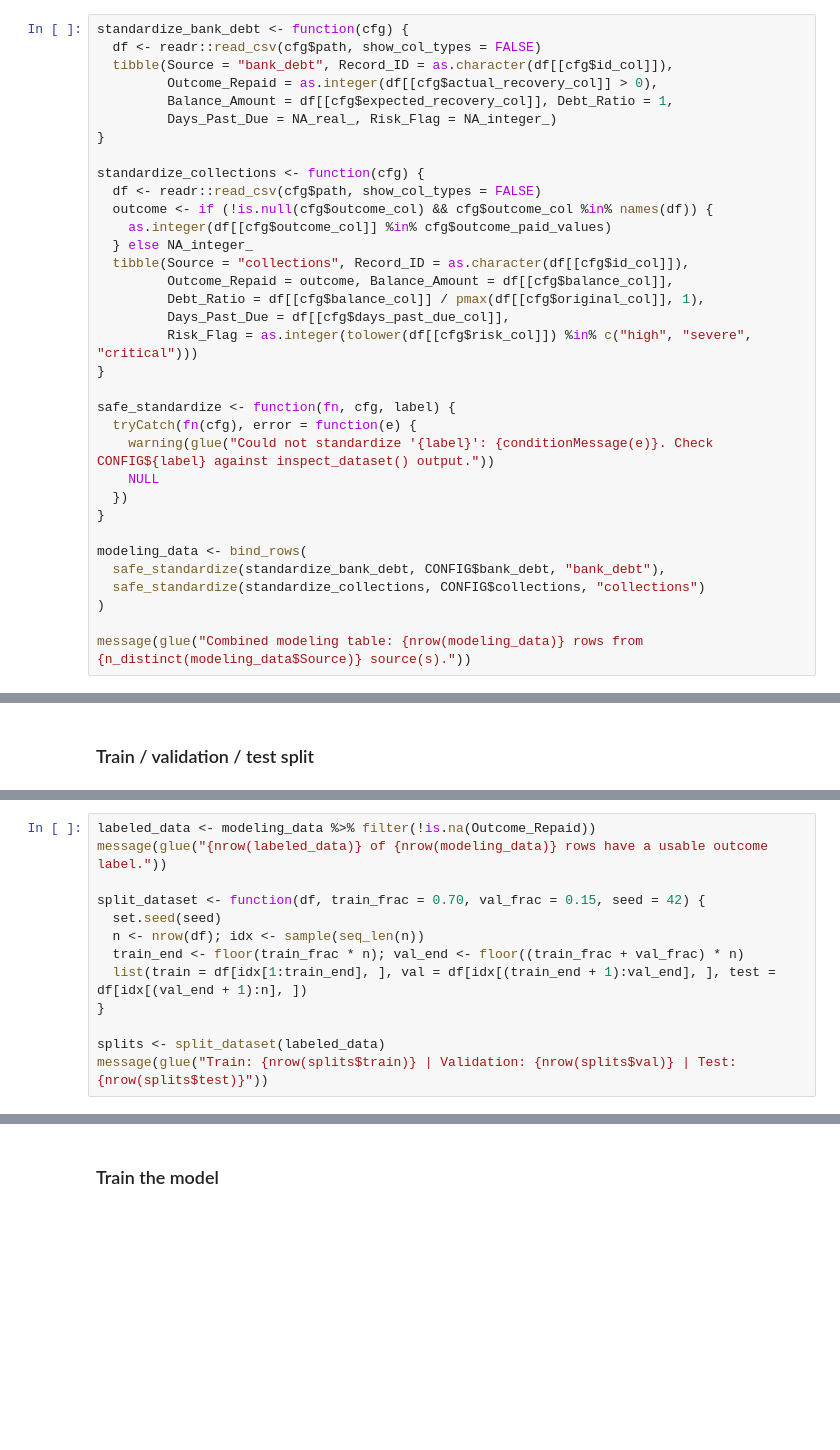
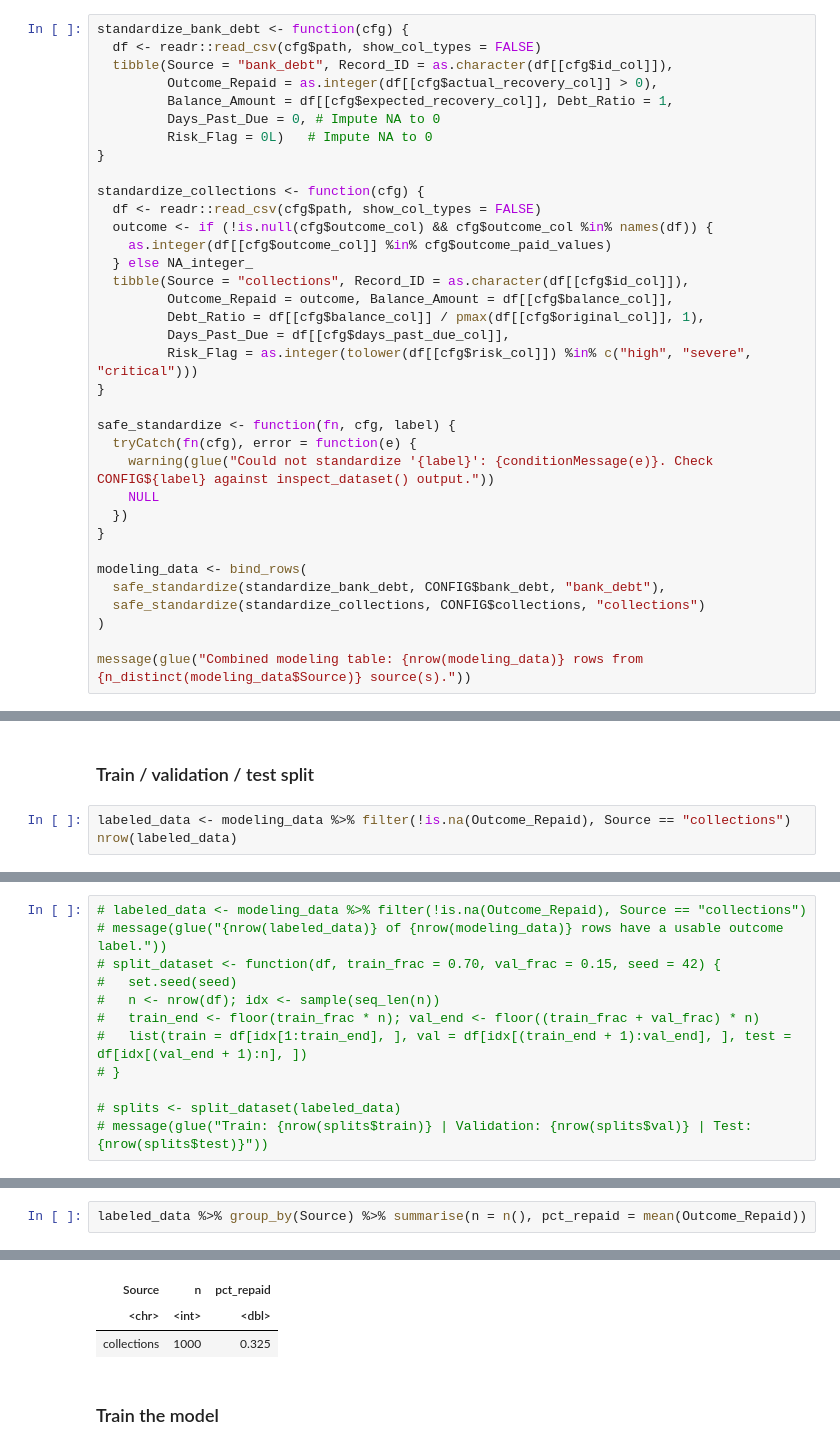
Before and after one commit to ChantelRM/Pursuit-Financial-Risk-Engine, a Jupyter notebook: financial_risk_analytics.ipynb, the cells around one changed output, grey strips where cells are left out. Saved outputs shown, nothing was run; the diff lists cells and outputs as text; blank space fills up the shorter version.

Commit message:
feat: changed model to load all datasets but training on only collections

```diff
--- a/financial_risk_analytics.ipynb
+++ b/financial_risk_analytics.ipynb
@@ -305,7 +305,8 @@ standardize_bank_debt <- function(cfg) {
   tibble(Source = "bank_debt", Record_ID = as.character(df[[cfg$id_col]]),
          Outcome_Repaid = as.integer(df[[cfg$actual_recovery_col]] > 0),
          Balance_Amount = df[[cfg$expected_recovery_col]], Debt_Ratio = 1,
-         Days_Past_Due = NA_real_, Risk_Flag = NA_integer_)
+         Days_Past_Due = 0, # Impute NA to 0
+         Risk_Flag = 0L)   # Impute NA to 0
 }
 
 standardize_collections <- function(cfg) {
@@ -338,3 +339,6 @@ Combined modeling table: 2882 rows from 2 source(s).
 # %% [markdown]
 
 ### Train / validation / test split
+# %%
+labeled_data <- modeling_data %>% filter(!is.na(Outcome_Repaid), Source == "collections")
+nrow(labeled_data)
@@ -341,13 +354,12 @@ Combined modeling table: 2882 rows from 2 source(s).
 # %%
-labeled_data <- modeling_data %>% filter(!is.na(Outcome_Repaid))
-message(glue("{nrow(labeled_data)} of {nrow(modeling_data)} rows have a usable outcome label."))
+# labeled_data <- modeling_data %>% filter(!is.na(Outcome_Repaid), Source == "collections")
+# message(glue("{nrow(labeled_data)} of {nrow(modeling_data)} rows have a usable outcome label."))
+# split_dataset <- function(df, train_frac = 0.70, val_frac = 0.15, seed = 42) {
+#   set.seed(seed)
+#   n <- nrow(df); idx <- sample(seq_len(n))
+#   train_end <- floor(train_frac * n); val_end <- floor((train_frac + val_frac) * n)
+#   list(train = df[idx[1:train_end], ], val = df[idx[(train_end + 1):val_end], ], test = df[idx[(val_end + 1):n], ])
+# }
 
-split_dataset <- function(df, train_frac = 0.70, val_frac = 0.15, seed = 42) {
-  set.seed(seed)
-  n <- nrow(df); idx <- sample(seq_len(n))
-  train_end <- floor(train_frac * n); val_end <- floor((train_frac + val_frac) * n)
-  list(train = df[idx[1:train_end], ], val = df[idx[(train_end + 1):val_end], ], test = df[idx[(val_end + 1):n], ])
-}
-
-splits <- split_dataset(labeled_data)
-message(glue("Train: {nrow(splits$train)} | Validation: {nrow(splits$val)} | Test: {nrow(splits$test)}"))
+# splits <- split_dataset(labeled_data)
+# message(glue("Train: {nrow(splits$train)} | Validation: {nrow(splits$val)} | Test: {nrow(splits$test)}"))
@@ -357,0 +366,3 @@ Train: 2017 | Validation: 432 | Test: 433
+# %%
+labeled_data %>% group_by(Source) %>% summarise(n = n(), pct_repaid = mean(Outcome_Repaid))
+# %% [output]
@@ -358,3 +370,6 @@ Train: 2017 | Validation: 432 | Test: 433
+| Source | n | pct_repaid |
+| <chr> | <int> | <dbl> |
+| collections | 1000 | 0.325 |
 # %% [markdown]
 ### Train the model
 # %%
```
Also changed, not shown: parts of 6 cells of this notebook.
